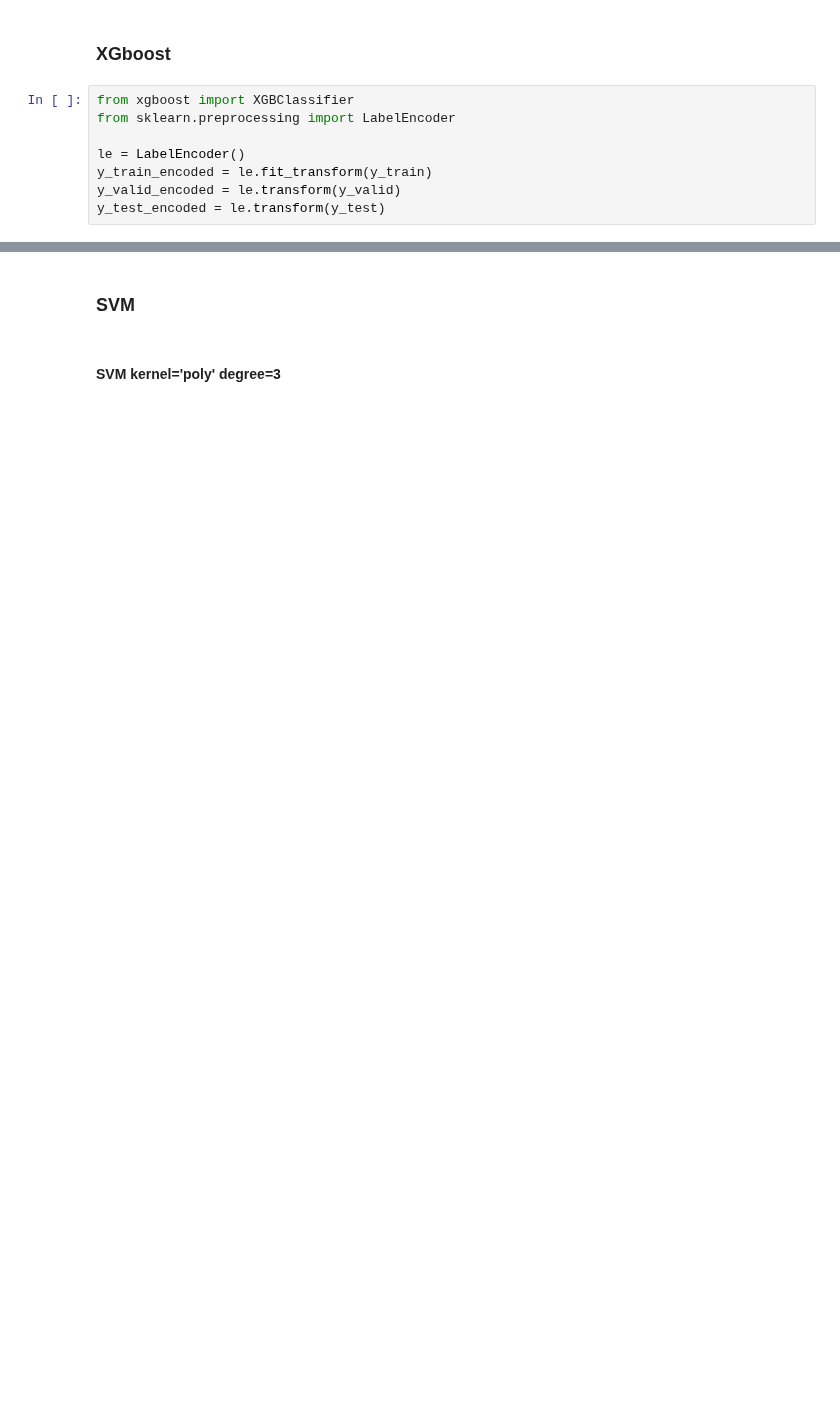
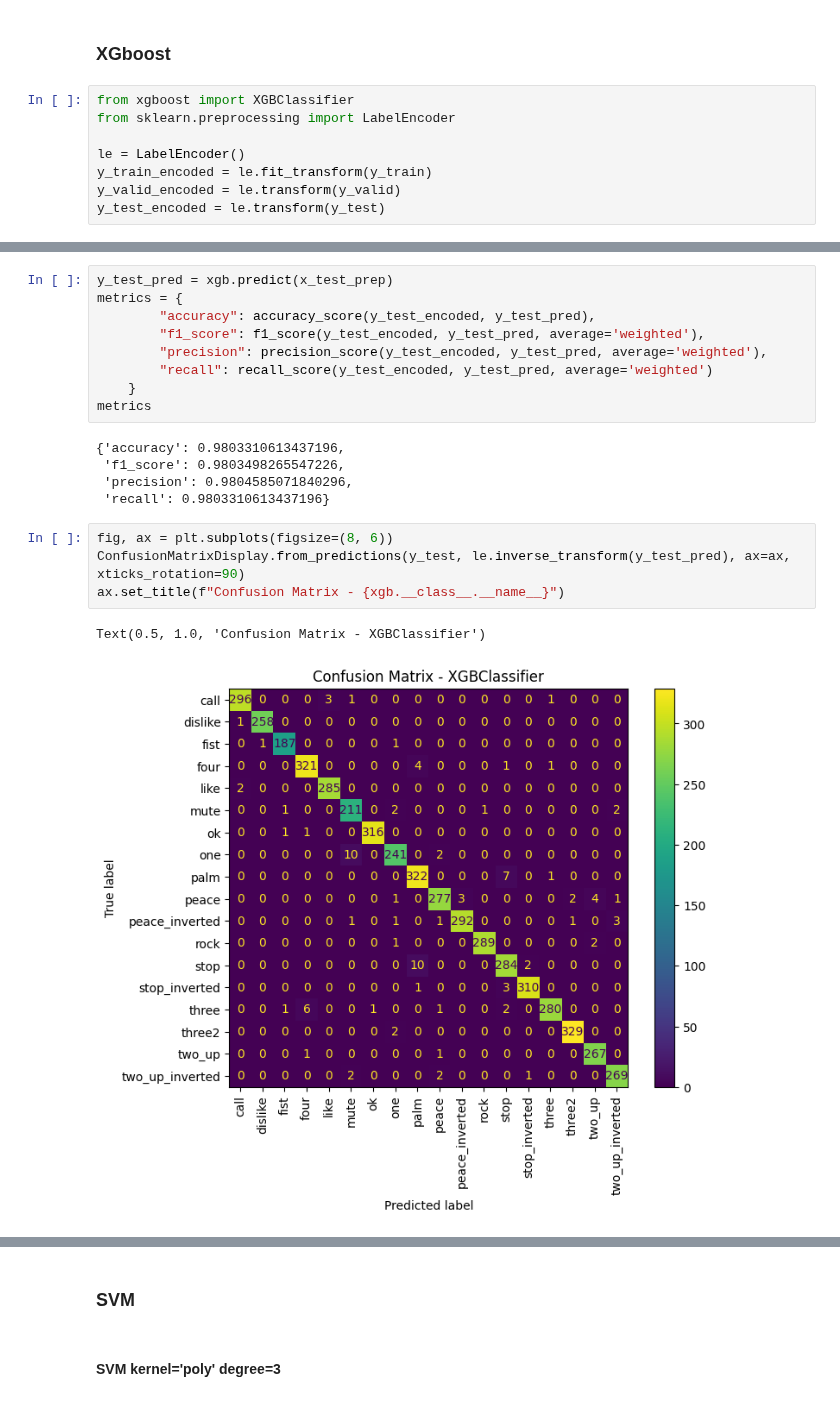
Before and after one commit to PeterPHF/Hand-Gesture-Classification, a Jupyter notebook: notebooks/hand_gestures_classification.ipynb, the cells around one changed output, grey strips where cells are left out. Saved outputs shown, nothing was run; the diff lists cells and outputs as text; blank space fills up the shorter version.

```diff
--- a/notebooks/hand_gestures_classification.ipynb
+++ b/notebooks/hand_gestures_classification.ipynb
@@ -299,3 +320,24 @@ Training accuracy: 1.0, validation accuracy: 0.9795520934761441
+# %%
+y_test_pred = xgb.predict(x_test_prep)
+metrics = {
+        "accuracy": accuracy_score(y_test_encoded, y_test_pred),
+        "f1_score": f1_score(y_test_encoded, y_test_pred, average='weighted'),
+        "precision": precision_score(y_test_encoded, y_test_pred, average='weighted'),
+        "recall": recall_score(y_test_encoded, y_test_pred, average='weighted')
+    }
+metrics
+# %% [output]
+{'accuracy': 0.9803310613437196,
+ 'f1_score': 0.9803498265547226,
+ 'precision': 0.9804585071840296,
+ 'recall': 0.9803310613437196}
+# %%
+fig, ax = plt.subplots(figsize=(8, 6))
+ConfusionMatrixDisplay.from_predictions(y_test, le.inverse_transform(y_test_pred), ax=ax, xticks_rotation=90)
+ax.set_title(f"Confusion Matrix - {xgb.__class__.__name__}")
+# %% [output]
+Text(0.5, 1.0, 'Confusion Matrix - XGBClassifier')
+[figure, added]
 # %%
 y_test_pred = xgb.predict(x_test_prep)
 log_to_mlflow(
```
Also changed, not shown: parts of 37 cells of this notebook.
